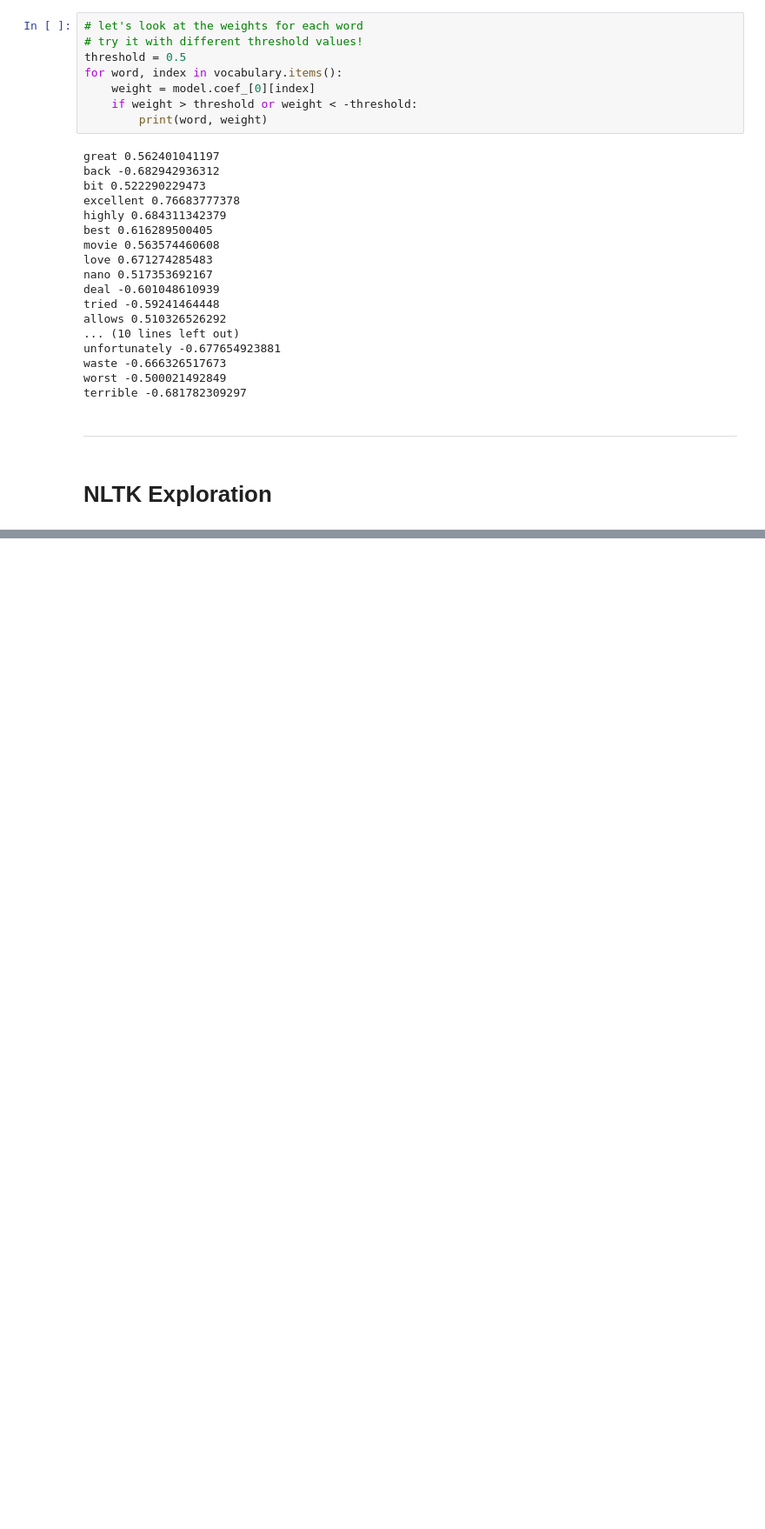
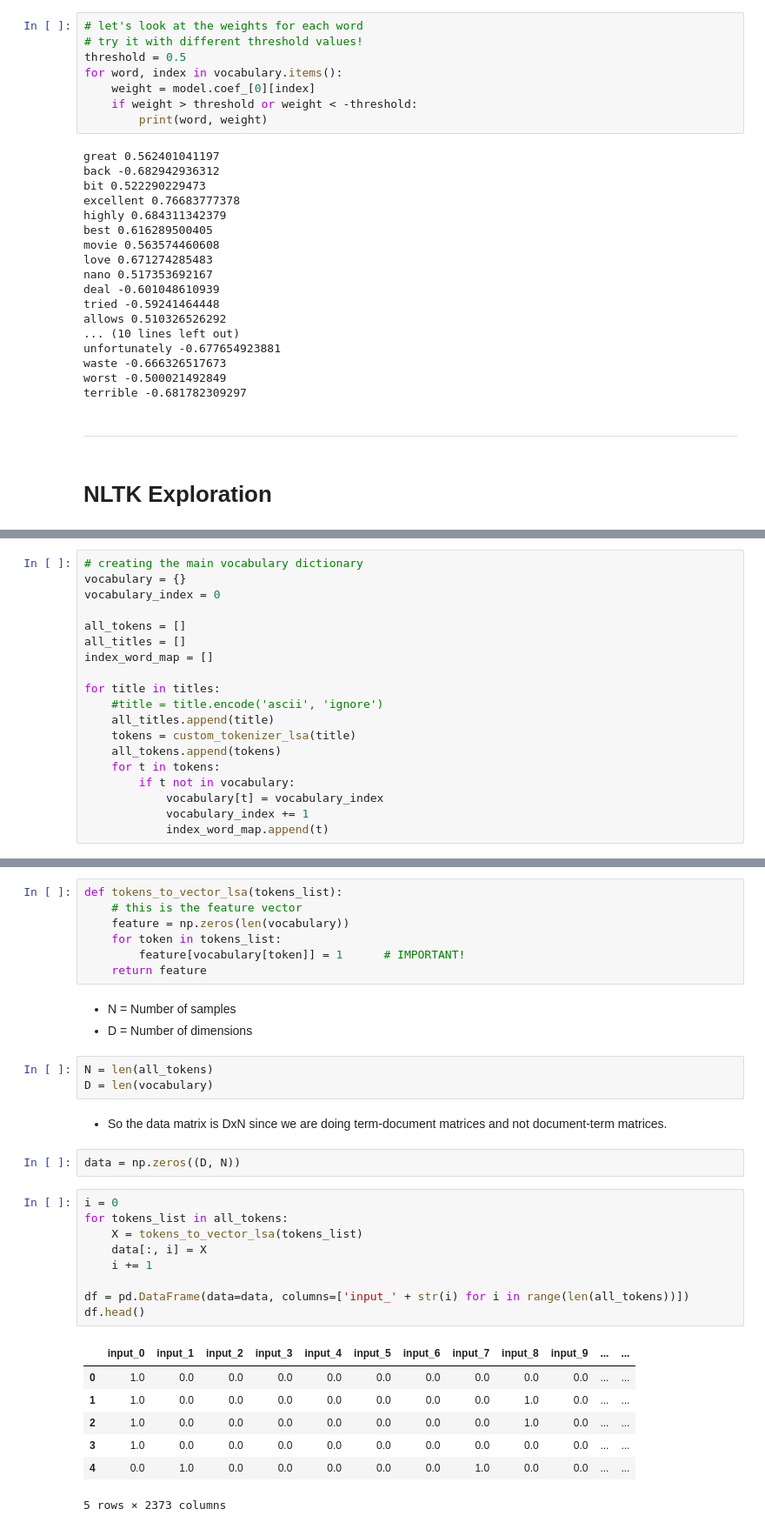
Before and after one commit to mdalvi/easy-nlp-in-python, a Jupyter notebook: nlp_class/nlp_lecture_notes.ipynb, the cells around one changed output, grey strips where cells are left out. Shown at 87% size. Saved outputs shown, nothing was run; the diff lists cells and outputs as text; blank space fills up the shorter version.

```diff
--- a/nlp_class/nlp_lecture_notes.ipynb
+++ b/nlp_class/nlp_lecture_notes.ipynb
@@ -417,0 +618,19 @@ terrible -0.681782309297
+# %%
+# creating the main vocabulary dictionary
+vocabulary = {}
+vocabulary_index = 0
+
+all_tokens = []
+all_titles = []
+index_word_map = []
+
+for title in titles:
+    #title = title.encode('ascii', 'ignore')
+    all_titles.append(title)
+    tokens = custom_tokenizer_lsa(title)
+    all_tokens.append(tokens)
+    for t in tokens:
+        if t not in vocabulary:
+            vocabulary[t] = vocabulary_index
+            vocabulary_index += 1
+            index_word_map.append(t)
@@ -417,0 +641,34 @@ terrible -0.681782309297
+# %%
+def tokens_to_vector_lsa(tokens_list):
+    # this is the feature vector
+    feature = np.zeros(len(vocabulary))
+    for token in tokens_list:
+        feature[vocabulary[token]] = 1      # IMPORTANT!
+    return feature
+# %% [markdown]
+* N = Number of samples
+* D = Number of dimensions
+# %%
+N = len(all_tokens)
+D = len(vocabulary)
+# %% [markdown]
+* So the data matrix is DxN since we are doing term-document matrices and not document-term matrices.
+# %%
+data = np.zeros((D, N))
+# %%
+i = 0
+for tokens_list in all_tokens:
+    X = tokens_to_vector_lsa(tokens_list)
+    data[:, i] = X
+    i += 1
+
+df = pd.DataFrame(data=data, columns=['input_' + str(i) for i in range(len(all_tokens))])
+df.head()
+# %% [output]
+|  | input_0 | input_1 | input_2 | input_3 | input_4 | input_5 | input_6 | input_7 | input_8 | input_9 | ... | ... |
+| 0 | 1.0 | 0.0 | 0.0 | 0.0 | 0.0 | 0.0 | 0.0 | 0.0 | 0.0 | 0.0 | ... | ... |
+| 1 | 1.0 | 0.0 | 0.0 | 0.0 | 0.0 | 0.0 | 0.0 | 0.0 | 1.0 | 0.0 | ... | ... |
+| 2 | 1.0 | 0.0 | 0.0 | 0.0 | 0.0 | 0.0 | 0.0 | 0.0 | 1.0 | 0.0 | ... | ... |
+| 3 | 1.0 | 0.0 | 0.0 | 0.0 | 0.0 | 0.0 | 0.0 | 0.0 | 0.0 | 0.0 | ... | ... |
+| 4 | 0.0 | 1.0 | 0.0 | 0.0 | 0.0 | 0.0 | 0.0 | 1.0 | 0.0 | 0.0 | ... | ... |
+5 rows × 2373 columns
```
Also changed, not shown: parts of 53 cells of this notebook, 3 other files.
